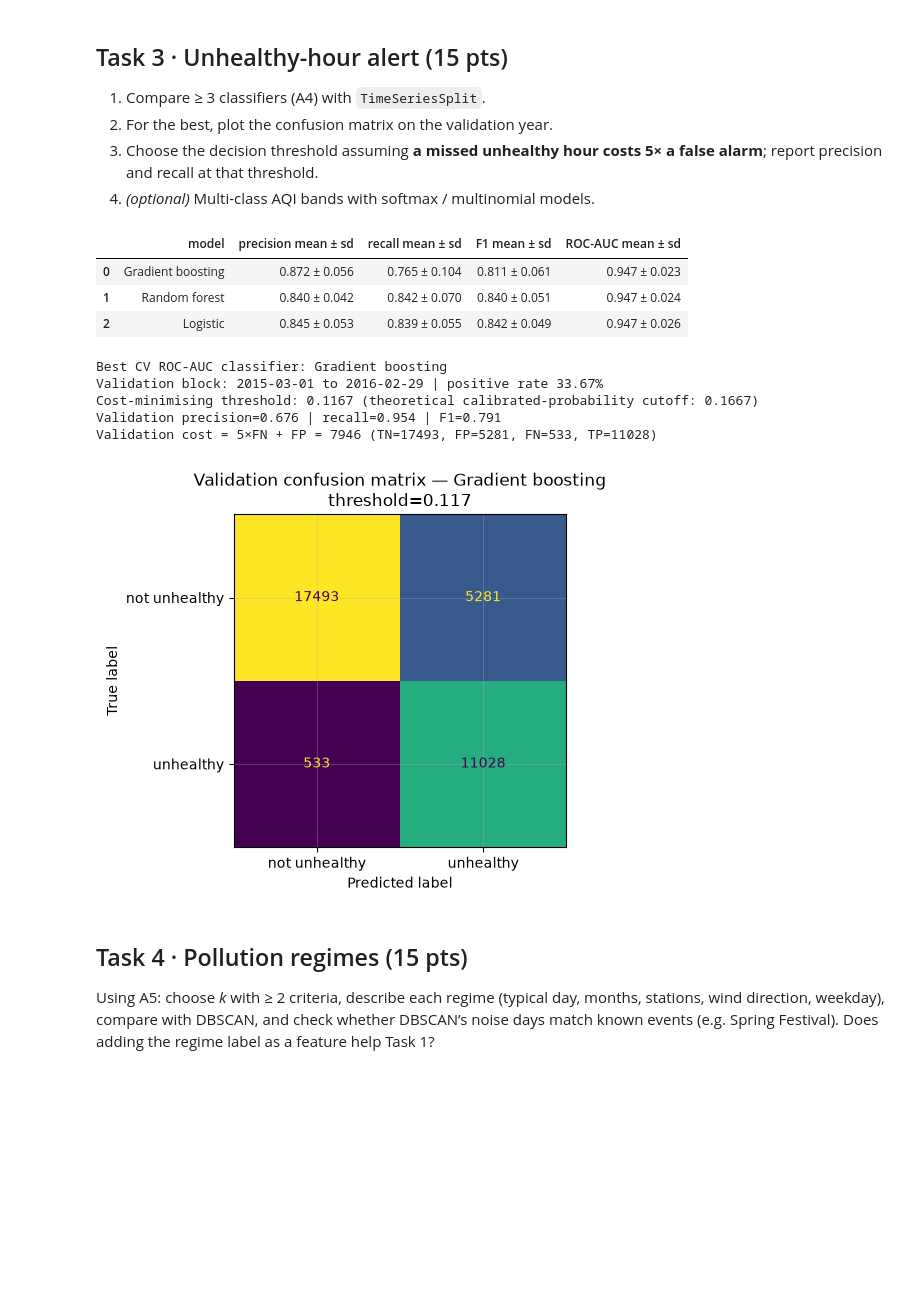
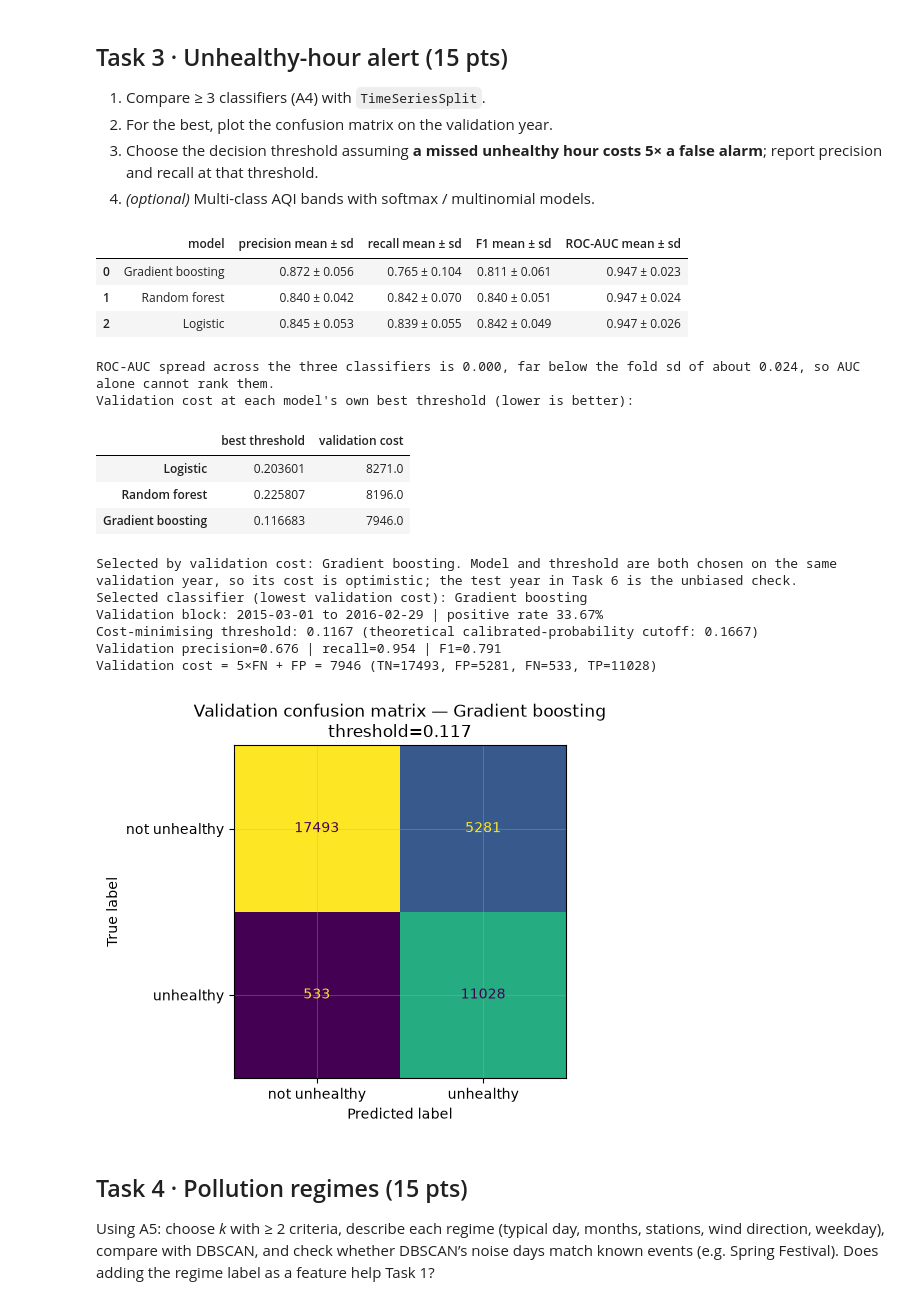
Before and after one commit to Apolo151/AKT26-LineShine, a Jupyter notebook: notebooks/L2_Air_Quality_AI_Methods_Notebook_LineShine.ipynb, the cells around one changed output. Cells and saved outputs as stored; diff of their text form; code cells hidden in the pictures; blank space fills up the shorter version.

```diff
--- a/notebooks/L2_Air_Quality_AI_Methods_Notebook_LineShine.ipynb
+++ b/notebooks/L2_Air_Quality_AI_Methods_Notebook_LineShine.ipynb
@@ -635,17 +647,33 @@ for name, model in task3_models.items():
         "recall mean ± sd": f"{np.nanmean(cv_result['test_recall']):.3f} ± {np.nanstd(cv_result['test_recall'], ddof=1):.3f}",
         "F1 mean ± sd": f"{np.nanmean(cv_result['test_f1']):.3f} ± {np.nanstd(cv_result['test_f1'], ddof=1):.3f}",
         "ROC-AUC mean ± sd": f"{np.nanmean(cv_result['test_roc_auc']):.3f} ± {np.nanstd(cv_result['test_roc_auc'], ddof=1):.3f}",
-        "ROC-AUC for ranking": np.nanmean(cv_result["test_roc_auc"]),
+        "ROC-AUC for ranking": np.nanmean(cv_result["test_roc_auc"]), "_auc_sd": np.nanstd(cv_result["test_roc_auc"], ddof=1),
     })
 task3_board = pd.DataFrame(task3_cv_rows).sort_values("ROC-AUC for ranking", ascending=False).reset_index(drop=True)
-display(task3_board.drop(columns="ROC-AUC for ranking"))
-task3_best_name = task3_board.iloc[0]["model"]
+display(task3_board.drop(columns=["ROC-AUC for ranking", "_auc_sd"]))
 
 # Use the last training year as a validation block. The 2016–17 test year is not used here.
 task3_train_mask = (dates_task3 < VAL).to_numpy()
 task3_valid_mask = ((dates_task3 >= VAL) & (dates_task3 < SPLIT)).to_numpy()
 if not task3_train_mask.any() or not task3_valid_mask.any():
     raise ValueError("The requested time-based validation block is empty; check the training dates.")
+# ROC-AUC cannot separate the classifiers if their spread is smaller than the fold sd, so pick the one with the lowest
+# validation cost at its own best threshold (cost = 5 per missed hour + 1 per false alarm).
+_auc_spread = float(task3_board["ROC-AUC for ranking"].max() - task3_board["ROC-AUC for ranking"].min())
+_auc_sd = float(task3_board["_auc_sd"].mean())
+_yv = y_task3.iloc[task3_valid_mask].to_numpy()
+task3_sel = {}
+for _name, _model in task3_models.items():
+    _fit = pipe(clone(_model)).fit(X_task3.iloc[task3_train_mask], y_task3.iloc[task3_train_mask])
+    _p = _fit.predict_proba(X_task3.iloc[task3_valid_mask])[:, 1]
+    _ths = np.unique(np.r_[0.0, np.quantile(_p, np.linspace(0, 1, 401)), 1.0])
+    _costs = [5 * int(((_yv == 1) & (_p < t)).sum()) + int(((_yv == 0) & (_p >= t)).sum()) for t in _ths]
+    _j = int(np.argmin(_costs)); task3_sel[_name] = (float(_ths[_j]), _costs[_j])
+task3_sel_df = pd.DataFrame(task3_sel, index=["best threshold", "validation cost"]).T
+task3_best_name = task3_sel_df["validation cost"].astype(float).idxmin()
+print(f"ROC-AUC spread across the three classifiers is {_auc_spread:.3f}, far below the fold sd of about {_auc_sd:.3f}, so AUC alone cannot rank them.")
+print("Validation cost at each model's own best threshold (lower is better):"); display(task3_sel_df)
+print(f"Selected by validation cost: {task3_best_name}. Model and threshold are both chosen on the same validation year, so its cost is optimistic; the test year in Task 6 is the unbiased check.")
 task3_validation_model = pipe(clone(task3_models[task3_best_name]))
 task3_validation_model.fit(X_task3.iloc[task3_train_mask], y_task3.iloc[task3_train_mask])
 task3_y_valid = y_task3.iloc[task3_valid_mask].to_numpy()
@@ -654,39 +682,46 @@ task3_p_valid = task3_validation_model.predict_proba(X_task3.iloc[task3_valid_ma
 # Cost = 5 for a missed unhealthy hour (FN), 1 for a false alarm (FP).
 # The theoretical cutoff 1/(1+5) assumes well-calibrated probabilities; this empirical
 # cutoff directly minimises observed validation cost for the selected classifier.
 task3_thresholds = np.unique(np.r_[0.0, np.quantile(task3_p_valid, np.linspace(0, 1, 401)), 1.0])
 task3_costs, task3_recalls = [], []
 for threshold in task3_thresholds:
     pred_ = (task3_p_valid >= threshold).astype(int)
     tn_, fp_, fn_, tp_ = confusion_matrix(task3_y_valid, pred_, labels=[0, 1]).ravel()
     task3_costs.append(5 * fn_ + fp_)
     task3_recalls.append(recall_score(task3_y_valid, pred_, zero_division=0))
 task3_costs, task3_recalls = np.asarray(task3_costs), np.asarray(task3_recalls)
 minimum_cost = task3_costs.min()
 tied = np.flatnonzero(task3_costs == minimum_cost)
 task3_threshold = float(task3_thresholds[tied[np.argmax(task3_recalls[tied])]])
 task3_y_pred_valid = (task3_p_valid >= task3_threshold).astype(int)
 task3_cm = confusion_matrix(task3_y_valid, task3_y_pred_valid, labels=[0, 1])
 tn, fp, fn, tp = task3_cm.ravel()
-print(f"Best CV ROC-AUC classifier: {task3_best_name}")
+print(f"Selected classifier (lowest validation cost): {task3_best_name}")
 print(f"Validation block: {VAL.date()} to {(SPLIT - pd.Timedelta(days=1)).date()} | positive rate {task3_y_valid.mean():.2%}")
 print(f"Cost-minimising threshold: {task3_threshold:.4f} (theoretical calibrated-probability cutoff: {1/6:.4f})")
 print(f"Validation precision={precision_score(task3_y_valid, task3_y_pred_valid, zero_division=0):.3f} | recall={recall_score(task3_y_valid, task3_y_pred_valid, zero_division=0):.3f} | F1={f1_score(task3_y_valid, task3_y_pred_valid, zero_division=0):.3f}")
 print(f"Validation cost = 5×FN + FP = {5*fn + fp} (TN={tn}, FP={fp}, FN={fn}, TP={tp})")
 fig, ax = plt.subplots(figsize=(5.5, 4.5))
 ConfusionMatrixDisplay(task3_cm, display_labels=["not unhealthy", "unhealthy"]).plot(ax=ax, values_format="d", colorbar=False)
 ax.set_title(f"Validation confusion matrix — {task3_best_name}\nthreshold={task3_threshold:.3f}")
 plt.tight_layout(); plt.show()
 # %% [output]
 |  | model | precision mean ± sd | recall mean ± sd | F1 mean ± sd | ROC-AUC mean ± sd |
 | 0 | Gradient boosting | 0.872 ± 0.056 | 0.765 ± 0.104 | 0.811 ± 0.061 | 0.947 ± 0.023 |
 | 1 | Random forest | 0.840 ± 0.042 | 0.842 ± 0.070 | 0.840 ± 0.051 | 0.947 ± 0.024 |
 | 2 | Logistic | 0.845 ± 0.053 | 0.839 ± 0.055 | 0.842 ± 0.049 | 0.947 ± 0.026 |
-Best CV ROC-AUC classifier: Gradient boosting
-Validation block: 2015-03-01 to 2016-02-29 | positive rate 33.67%
-Cost-minimising threshold: 0.1167 (theoretical calibrated-probability cutoff: 0.1667)
-Validation precision=0.676 | recall=0.954 | F1=0.791
-Validation cost = 5×FN + FP = 7946 (TN=17493, FP=5281, FN=533, TP=11028)
+ROC-AUC spread across the three classifiers is 0.000, far below the fold sd of about 0.024, so AUC alone cannot rank them.
+Validation cost at each model's own best threshold (lower is better):
+|  | best threshold | validation cost |
+| Logistic | 0.203601 | 8271.0 |
+| Random forest | 0.225807 | 8196.0 |
+| Gradient boosting | 0.116683 | 7946.0 |
+Selected by validation cost: Gradient boosting. Model and threshold are both chosen on the same validation year, so its cost is optimistic; the test year in Task 6 is the unbiased check.
+Selected classifier (lowest validation cost): Gradient boosting
+Validation block: 2015-03-01 to 2016-02-29 | positive rate 33.67%
+Cost-minimising threshold: 0.1167 (theoretical calibrated-probability cutoff: 0.1667)
+Validation precision=0.676 | recall=0.954 | F1=0.791
+Validation cost = 5×FN + FP = 7946 (TN=17493, FP=5281, FN=533, TP=11028)
 [figure]
 # %% [markdown]
 ## Task 4 · Pollution regimes (15 pts)
```
Also changed, not shown: parts of 9 cells of this notebook.
